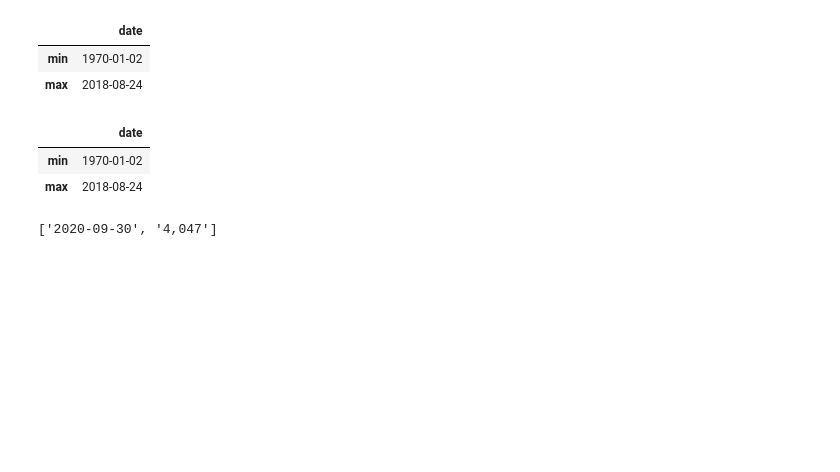
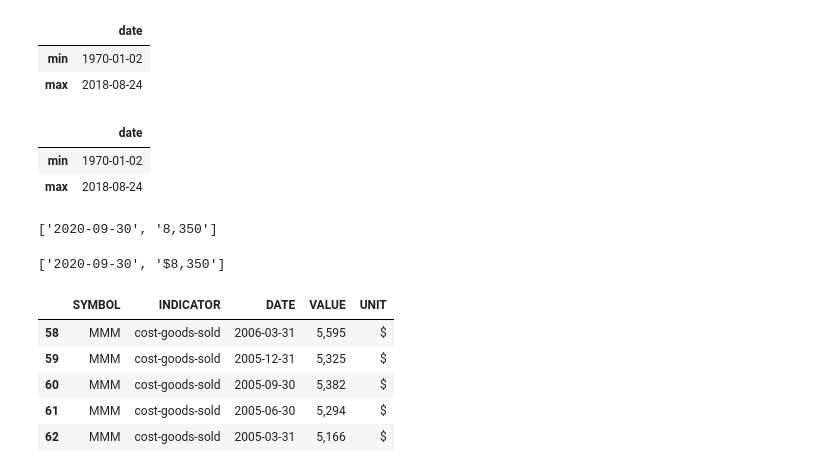
Before and after one commit to Masa-Ochi/project-b, a Jupyter notebook: get_stock_list.ipynb, the cells around one changed output. Saved outputs shown, nothing was run; the diff lists cells and outputs as text; code cells hidden in the pictures; blank space fills up the shorter version.

```diff
--- a/get_stock_list.ipynb
+++ b/get_stock_list.ipynb
@@ -150,6 +139,6 @@ from selenium import webdriver
 from selenium.webdriver.chrome.options import Options
 # headless optionの設定
 options = Options()
-# options.add_argument("--headless");
+options.add_argument("--headless");
 # driverの定義
 driver = webdriver.Chrome(executable_path="./resource_files/chromedriver", chrome_options=options)
@@ -167,13 +160,32 @@ driver.get(os.path.join(target_url, "revenue"))
 elements = driver.find_elements_by_css_selector('#style-1 > .col-xs-6:nth-child(2) > .historical_data_table.table > tbody > tr')
 
 # サンプルの取得例
-# elements[0].text.split(" $")
+elements[0].text.split(" $")
+# %% [output]
+['2020-09-30', '8,350']
+# %%
+list(map(lambda f: f.text, elements[0].find_elements_by_css_selector('td')))
+# %% [output]
+['2020-09-30', '$8,350']
 # %%
-## gross-profit
-driver.get(os.path.join(target_url, "gross-profit"))
+## revenue (rule 2)
+driver.get(os.path.join(target_url, "revenue"))
 elements = driver.find_elements_by_css_selector('#style-1 > .col-xs-6:nth-child(2) > .historical_data_table.table > tbody > tr')
 
 # サンプルの取得例
-elements[0].text.split(" $")
+# elements[0].text.split(" $")
+
+# サンプルdfの生成例
+df =pd.DataFrame([], columns=["SYMBOL", "INDICATOR", "DATE", "VALUE", "UNIT"])
+for i in range(0, len(elements)):
+    indicator = "cost-goods-sold"
+    date_val, val = elements[i].text.split(" $")
+    df = df.append({'SYMBOL': "MMM", 'INDICATOR': indicator, 'DATE': date_val, 'VALUE': val, "UNIT": "$"}, ignore_index=True)
+df.tail()
 # %% [output]
-['2020-09-30', '4,047']
+|  | SYMBOL | INDICATOR | DATE | VALUE | UNIT |
+| 58 | MMM | cost-goods-sold | 2006-03-31 | 5,595 | $ |
+| 59 | MMM | cost-goods-sold | 2005-12-31 | 5,325 | $ |
+| 60 | MMM | cost-goods-sold | 2005-09-30 | 5,382 | $ |
+| 61 | MMM | cost-goods-sold | 2005-06-30 | 5,294 | $ |
+| 62 | MMM | cost-goods-sold | 2005-03-31 | 5,166 | $ |
```
Also changed, not shown: parts of 35 cells of this notebook, 1 other file.
